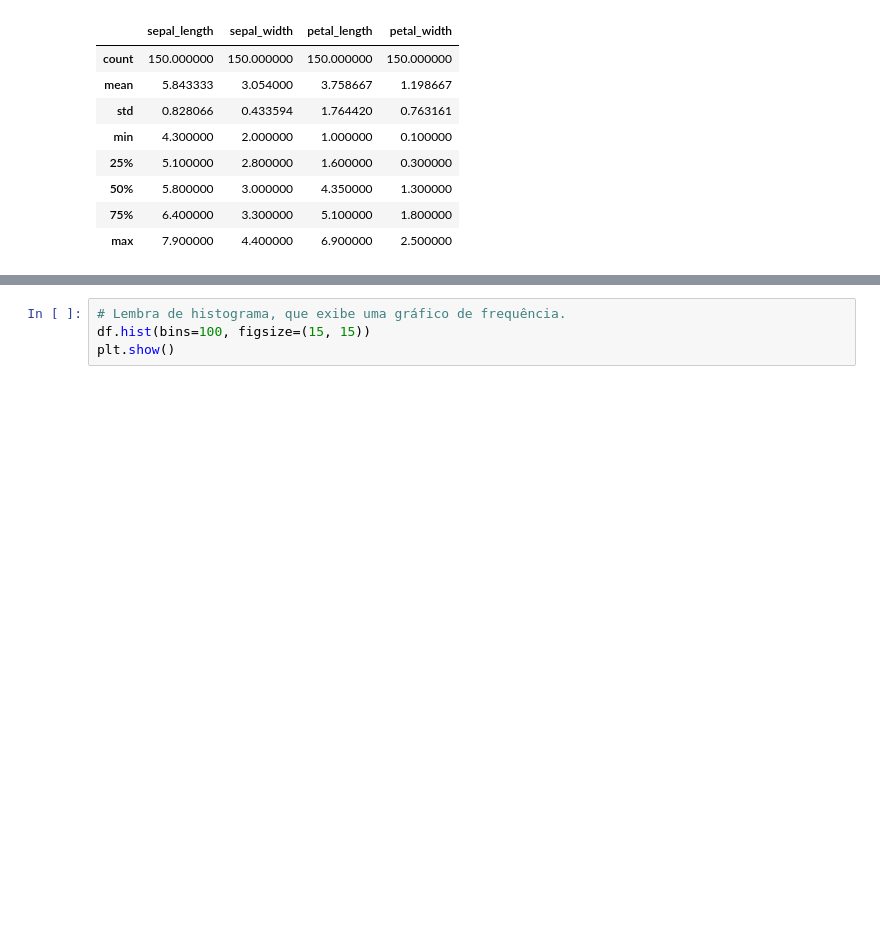
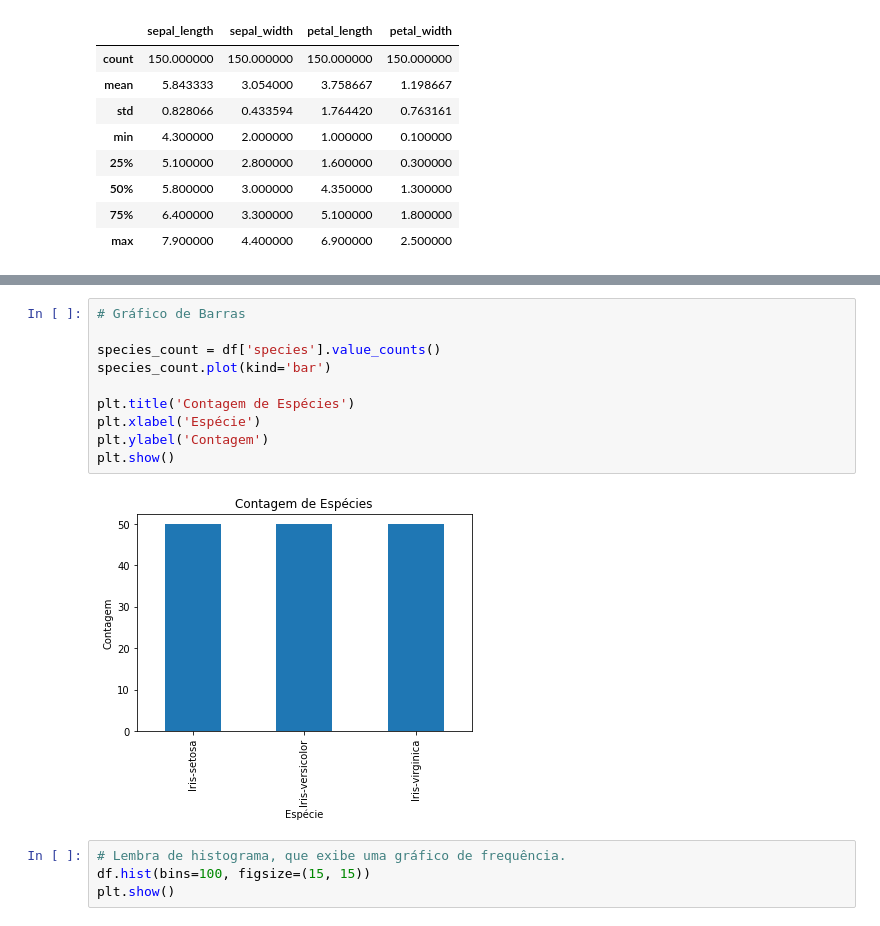
Before and after one commit to arnaldojr/DisruptiveArchitectures, a Jupyter notebook: material/aulas/IA/lab01/dataframe.ipynb, the cells around one changed output, grey strips where cells are left out. Cells and saved outputs as stored; diff of their text form; blank space fills up the shorter version.

```diff
--- a/material/aulas/IA/lab01/dataframe.ipynb
+++ b/material/aulas/IA/lab01/dataframe.ipynb
@@ -203,3 +317,15 @@ plt.show()
+# %%
+# Gráfico de Barras
+
+species_count = df['species'].value_counts()
+species_count.plot(kind='bar')
+
+plt.title('Contagem de Espécies')
+plt.xlabel('Espécie')
+plt.ylabel('Contagem')
+plt.show()
+# %% [output]
+[figure, added]
 # %%
 # Lembra de histograma, que exibe uma gráfico de frequência.
 df.hist(bins=100, figsize=(15, 15))
```
Also changed, not shown: parts of 47 cells of this notebook, 4 other files.
